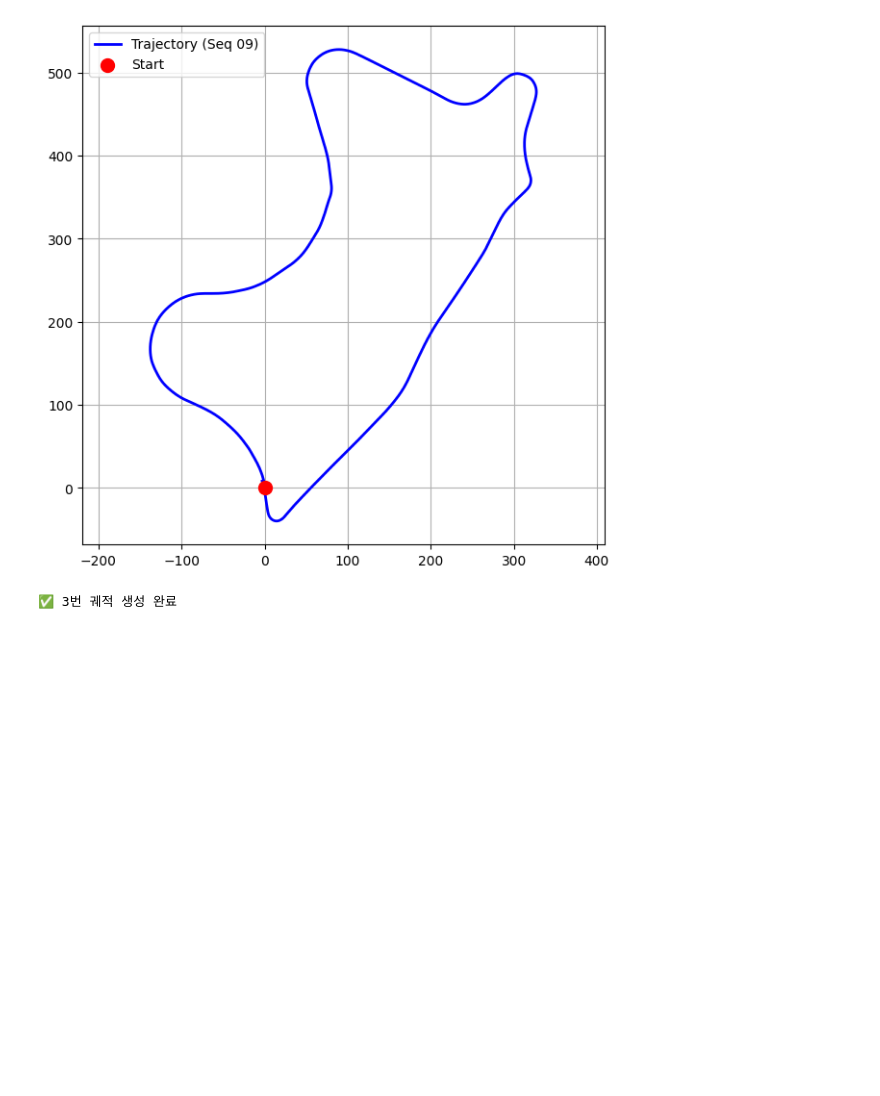
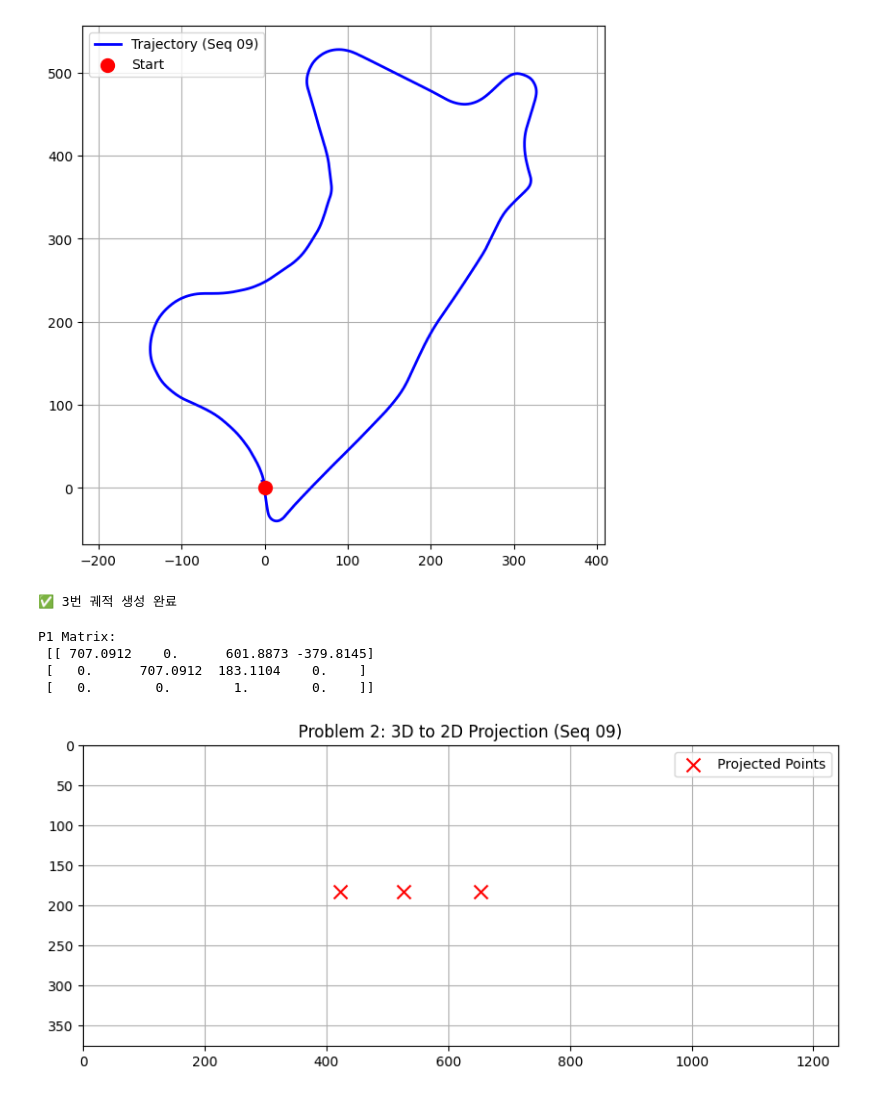
Before and after one commit to minggeul/ClassAuto, a Jupyter notebook: auto_class_2_BayesianClassifier_ipynb의_사본.ipynb, the cells around one changed output. Cells and saved outputs as stored; diff of their text form; code cells hidden in the pictures; blank space fills up the shorter version.

```diff
--- a/auto_class_2_BayesianClassifier_ipynb의_사본.ipynb
+++ b/auto_class_2_BayesianClassifier_ipynb의_사본.ipynb
@@ -303,7 +303,7 @@ Bayesian 분류 결과로 얻은 도로 영역을 이용하여 차선 후보를
 # 1단계: 압축 해제import numpy as np
 
 # 1. 파일에서 P1 행렬 읽기
-path = "./kitti_data/dataset/sequences/09/calib.txt"
+path = ".//sequences/09/calib.txt"
 with open(path, 'r') as f:
     p1_line = [l for l in f.readlines() if l.startswith('P1:')][0]
     P1 = np.array([float(x) for x in p1_line.split()[1:]]).reshape(3, 4)
@@ -388,3 +378,35 @@ except Exception as e:
 # %% [output]
 [figure]
 ✅ 3번 궤적 생성 완료
+# %%
+import numpy as np
+
+# 현재 파일 위치에 맞게 경로 수정
+calib_path = "/content/calib.txt"
+
+with open(calib_path, 'r') as f:
+    # P1: 으로 시작하는 라인을 찾아 행렬로 변환
+    p1_line = [l for l in f.readlines() if l.startswith('P1:')][0]
+    P1 = np.array([float(x) for x in p1_line.split()[1:]]).reshape(3, 4)
+
+print("P1 Matrix:\n", P1)
+# %% [output]
+P1 Matrix:
+ [[ 707.0912    0.      601.8873 -379.8145]
+ [   0.      707.0912  183.1104    0.    ]
+ [   0.        0.        1.        0.    ]]
+# %%
+import matplotlib.pyplot as plt
+
+# 3D 점들을 2D 이미지 평면으로 투영
+pts3d = np.array([[0, 0, 5, 1], [-2, 0, 10, 1], [2, 0, 20, 1]]).T
+pts2d_h = P1 @ pts3d
+pts2d = pts2d_h[:2, :] / pts2d_h[2, :]
+
+plt.figure(figsize=(10, 4))
+plt.scatter(pts2d[0], pts2d[1], c='red', s=100, marker='x', label='Projected Points')
+plt.xlim(0, 1241); plt.ylim(376, 0)
+plt.title("Problem 2: 3D to 2D Projection (Seq 09)")
+plt.grid(True); plt.legend(); plt.show()
+# %% [output]
+[figure, added]
```
Also changed, not shown: parts of 5 cells of this notebook.
